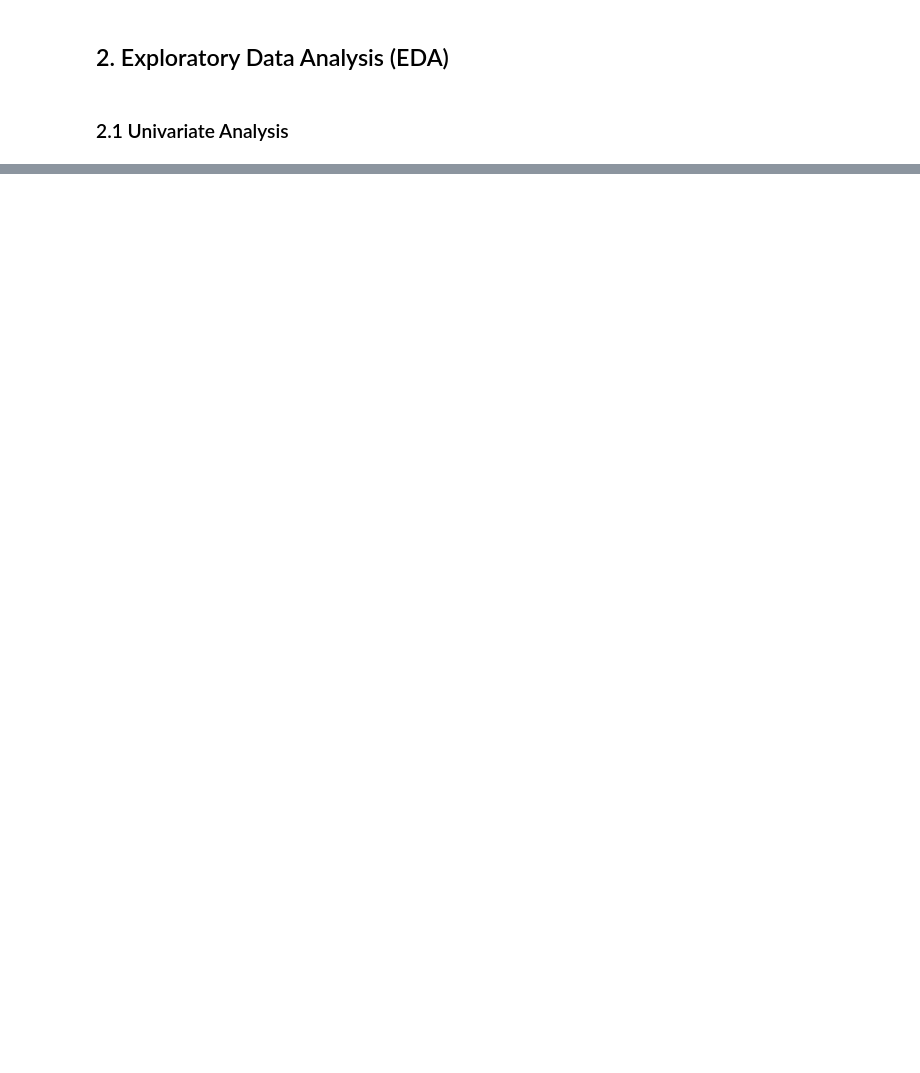
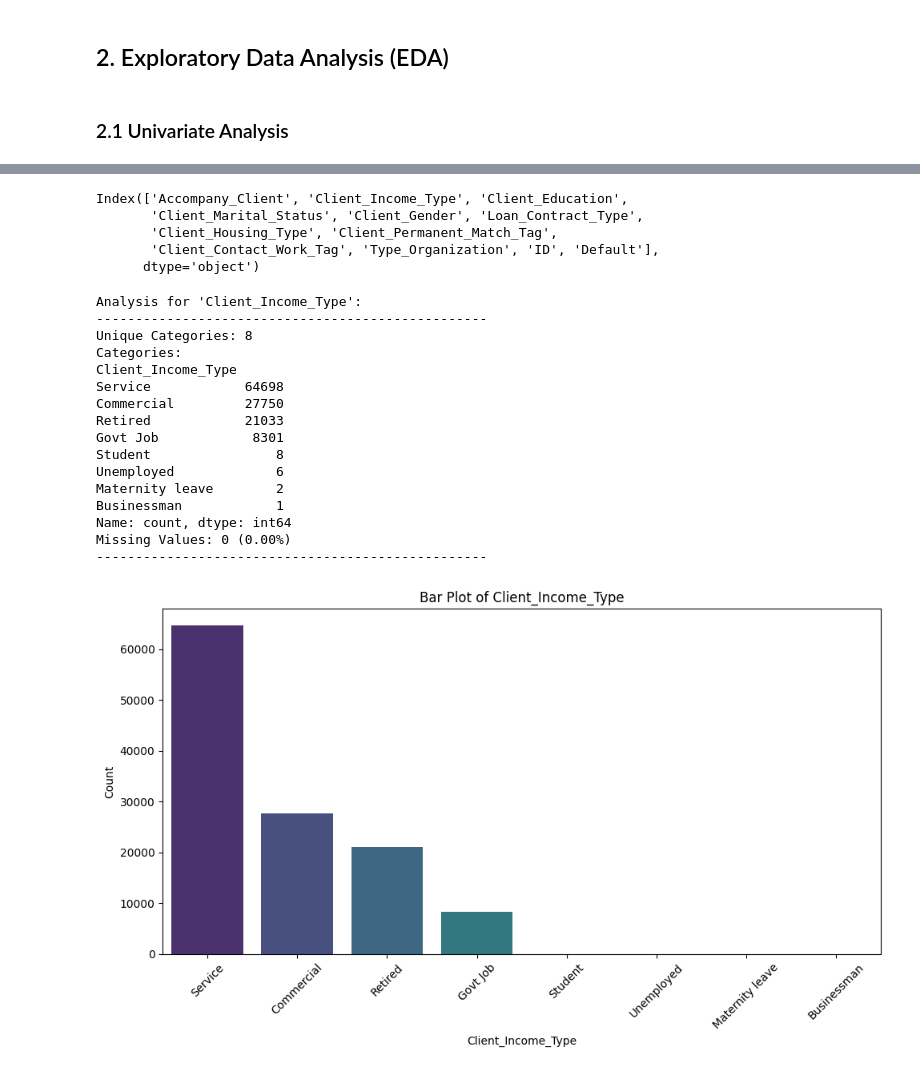
Before and after one commit to rohit180497/NBFI-Loan-Repayment, a Jupyter notebook: notebooks/Report.ipynb, the cells around one changed output, grey strips where cells are left out. Saved outputs shown, nothing was run; the diff lists cells and outputs as text; code cells hidden in the pictures; blank space fills up the shorter version.

```diff
--- a/notebooks/Report.ipynb
+++ b/notebooks/Report.ipynb
@@ -325,7 +426,8 @@ def treat_outliers_iqr(df, column):
     )
 # %%
 # Columns to treat
-columns_to_treat = ["Client_Income", "Credit_Amount", "Loan_Annuity", "Registration_Days", "Phone_Change"]
+columns_to_treat = ["Client_Income", "Credit_Amount", "Child_Count", "Loan_Annuity", "Employed_Days",
+                    "Registration_Days", "Phone_Change", "Score_Source_3"]
 
 # Apply IQR-based outlier treatment
 for col in columns_to_treat:
@@ -353,8 +459,35 @@ Index(['Accompany_Client', 'Client_Income_Type', 'Client_Education',
 # %%
-# Bar plots for categorical variables
-for col in categorical_cols:
-    plt.figure(figsize=(8, 4))
-    sns.countplot(data=data, x=col, palette="viridis", order=data[col].value_counts().index)
+def analyze_categorical_column(data, col, figsize=(10, 6), palette="viridis"):
+    """
+    Generate a bar plot for a categorical column and provide analysis.
+
+    Parameters:
+        data (pd.DataFrame): The DataFrame containing the data.
+        col (str): The column name to analyze.
+        figsize (tuple): The size of the plot (default is (10, 6)).
+        palette (str): The color palette for the bar plot.
+
+    Returns:
+        None: Displays the plot and prints the analysis.
+    """
+    if col not in data.columns:
+        print(f"Column '{col}' not found in the dataset.")
+        return
+
+    # Analysis: Value counts and missing values
+    print(f"\nAnalysis for '{col}':")
+    print("-" * 50)
+    print(f"Unique Categories: {data[col].nunique()}")
+    print(f"Categories:\n{data[col].value_counts()}")
+    print(f"Missing Values: {data[col].isnull().sum()} ({data[col].isnull().mean() * 100:.2f}%)")
+    print("-" * 50)
+
+    # Plot: Bar plot for the categorical column
+    plt.figure(figsize=figsize)
+    sns.countplot(data=data, x=col, palette=palette, order=data[col].value_counts().index)
     plt.title(f"Bar Plot of {col}")
+    plt.xlabel(f"{col}")
+    plt.ylabel("Count")
     plt.xticks(rotation=45)
+    plt.tight_layout()
     plt.show()
@@ -370,0 +494,28 @@ for col in categorical_cols:
+# %%
+data.select_dtypes(include=['object']).columns
+# %% [output]
+Index(['Accompany_Client', 'Client_Income_Type', 'Client_Education',
+       'Client_Marital_Status', 'Client_Gender', 'Loan_Contract_Type',
+       'Client_Housing_Type', 'Client_Permanent_Match_Tag',
+       'Client_Contact_Work_Tag', 'Type_Organization', 'ID', 'Default'],
+      dtype='object')
+# %%
+analyze_categorical_column(data, "Client_Income_Type")
+# %% [output]
+Analysis for 'Client_Income_Type':
+--------------------------------------------------
+Unique Categories: 8
+Categories:
+Client_Income_Type
+Service            64698
+Commercial         27750
+Retired            21033
+Govt Job            8301
+Student                8
+Unemployed             6
+Maternity leave        2
+Businessman            1
+Name: count, dtype: int64
+Missing Values: 0 (0.00%)
+--------------------------------------------------
+[figure, added]
```
Also changed, not shown: parts of 45 cells of this notebook, 1 other file.
